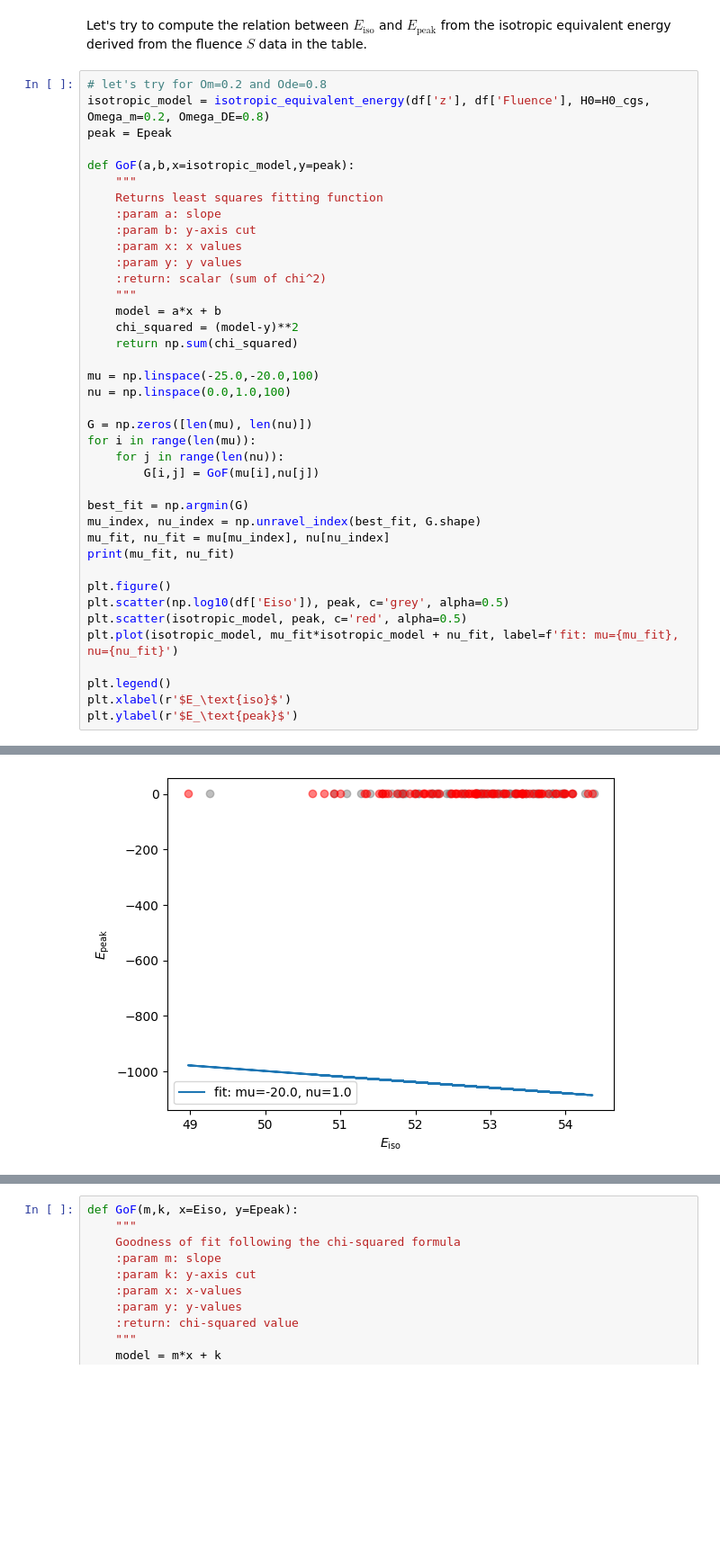
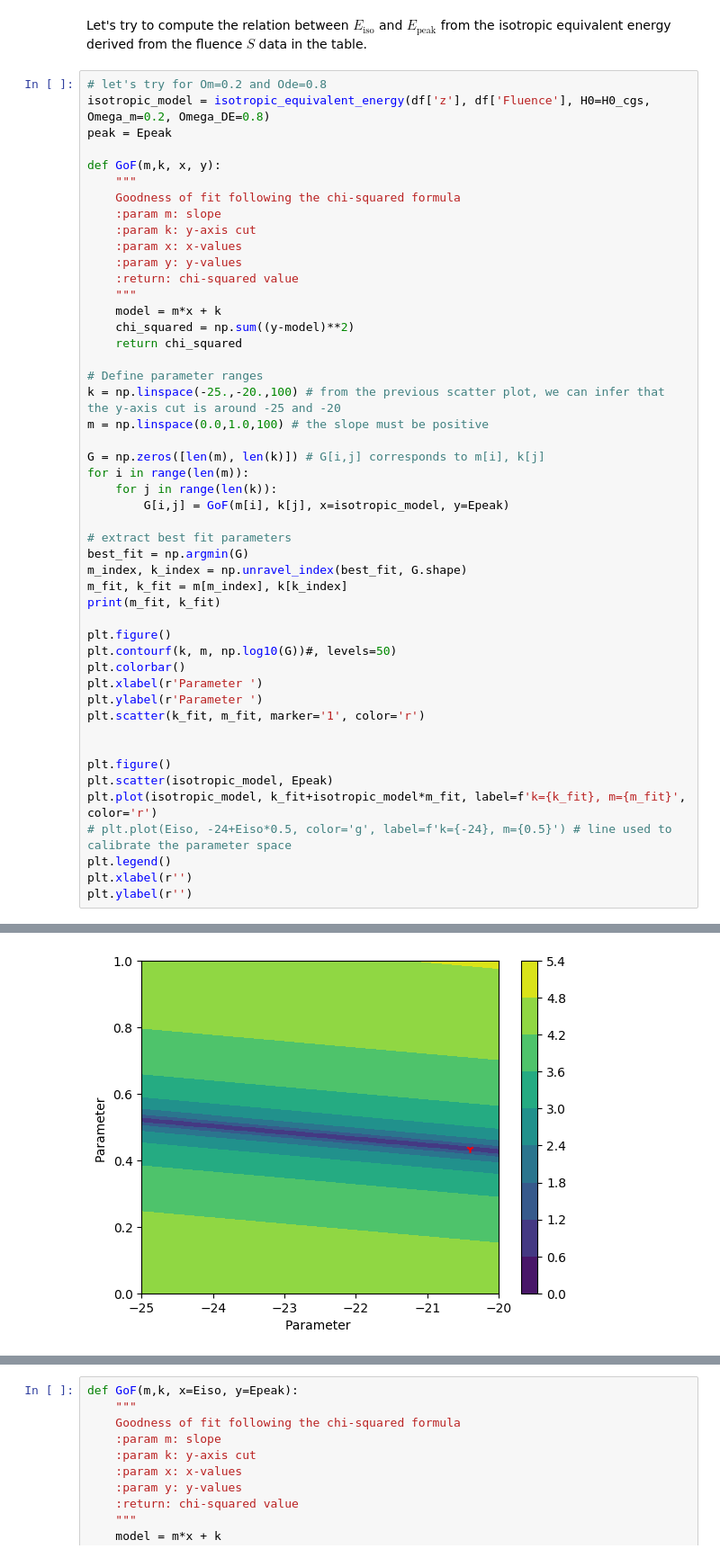
Before and after one commit to joanalnu/OAB-INAF, a Jupyter notebook: Epeak_Eiso_cosmology.ipynb, the cells around one changed output, grey strips where cells are left out. Shown at 90% size. Saved outputs shown, nothing was run; the diff lists cells and outputs as text; blank space fills up the shorter version.

```diff
--- a/Epeak_Eiso_cosmology.ipynb
+++ b/Epeak_Eiso_cosmology.ipynb
@@ -193,38 +193,47 @@ Let's try to compute the relation between $E_\text{iso}$ and $E_\text{peak}$ fro
 isotropic_model = isotropic_equivalent_energy(df['z'], df['Fluence'], H0=H0_cgs, Omega_m=0.2, Omega_DE=0.8)
 peak = Epeak
 
-def GoF(a,b,x=isotropic_model,y=peak):
+def GoF(m,k, x, y):
     """
-    Returns least squares fitting function
-    :param a: slope
-    :param b: y-axis cut
-    :param x: x values
-    :param y: y values
-    :return: scalar (sum of chi^2)
+    Goodness of fit following the chi-squared formula
+    :param m: slope
+    :param k: y-axis cut
+    :param x: x-values
+    :param y: y-values
+    :return: chi-squared value
     """
-    model = a*x + b
-    chi_squared = (model-y)**2
-    return np.sum(chi_squared)
+    model = m*x + k
+    chi_squared = np.sum((y-model)**2)
+    return chi_squared
 
-mu = np.linspace(-25.0,-20.0,100)
-nu = np.linspace(0.0,1.0,100)
+# Define parameter ranges
+k = np.linspace(-25.,-20.,100) # from the previous scatter plot, we can infer that the y-axis cut is around -25 and -20
+m = np.linspace(0.0,1.0,100) # the slope must be positive
 
-G = np.zeros([len(mu), len(nu)])
-for i in range(len(mu)):
-    for j in range(len(nu)):
-        G[i,j] = GoF(mu[i],nu[j])
+G = np.zeros([len(m), len(k)]) # G[i,j] corresponds to m[i], k[j]
+for i in range(len(m)):
+    for j in range(len(k)):
+        G[i,j] = GoF(m[i], k[j], x=isotropic_model, y=Epeak)
 
+# extract best fit parameters
 best_fit = np.argmin(G)
-mu_index, nu_index = np.unravel_index(best_fit, G.shape)
-mu_fit, nu_fit = mu[mu_index], nu[nu_index]
-print(mu_fit, nu_fit)
+m_index, k_index = np.unravel_index(best_fit, G.shape)
+m_fit, k_fit = m[m_index], k[k_index]
+print(m_fit, k_fit)
 
 plt.figure()
-plt.scatter(np.log10(df['Eiso']), peak, c='grey', alpha=0.5)
-plt.scatter(isotropic_model, peak, c='red', alpha=0.5)
-plt.plot(isotropic_model, mu_fit*isotropic_model + nu_fit, label=f'fit: mu={mu_fit}, nu={nu_fit}')
+plt.contourf(k, m, np.log10(G))#, levels=50)
+plt.colorbar()
+plt.xlabel(r'Parameter ')
+plt.ylabel(r'Parameter ')
+plt.scatter(k_fit, m_fit, marker='1', color='r')
 
+
+plt.figure()
+plt.scatter(isotropic_model, Epeak)
+plt.plot(isotropic_model, k_fit+isotropic_model*m_fit, label=f'k={k_fit}, m={m_fit}', color='r')
+# plt.plot(Eiso, -24+Eiso*0.5, color='g', label=f'k={-24}, m={0.5}') # line used to calibrate the parameter space
 plt.legend()
-plt.xlabel(r'$E_\text{iso}$')
-plt.ylabel(r'$E_\text{peak}$')
+plt.xlabel(r'')
+plt.ylabel(r'')
 # %% [output]
@@ -233 +242 @@ Text(0, 0.5, '$E_\\text{peak}$')
-[figure, old version]
+[figure, new version]
```
Also changed, not shown: parts of 2 cells of this notebook, 1 other file.
